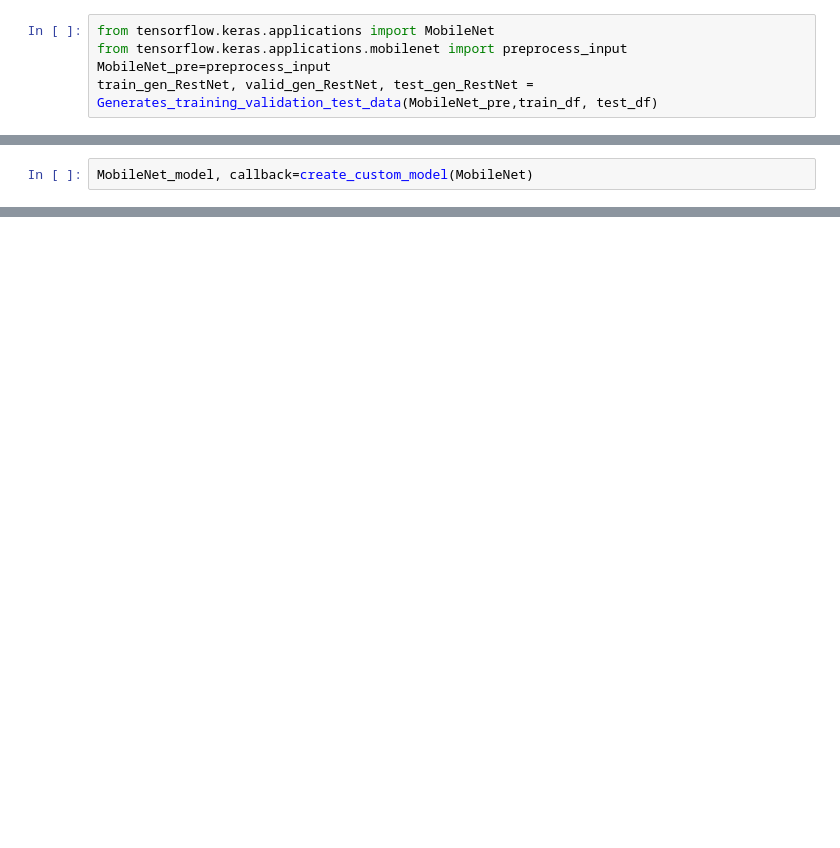
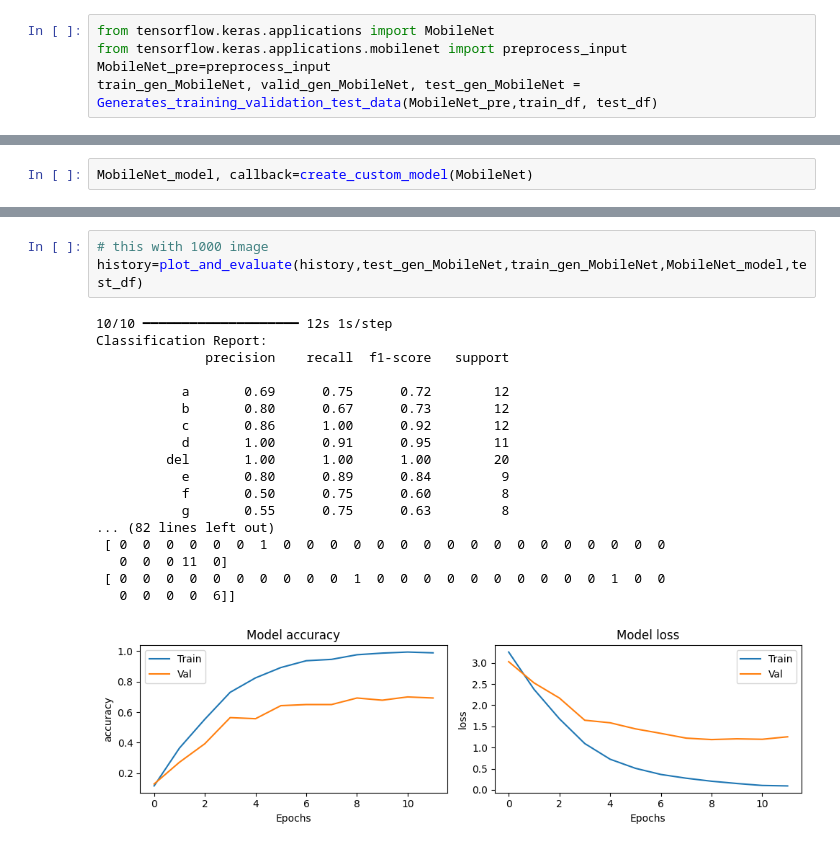
Before and after one commit to Mousa-mahmood-hilal/American_Sign_Language-, a Jupyter notebook: American_Sign_Language.ipynb, the cells around one changed output, grey strips where cells are left out. Cells and saved outputs as stored; diff of their text form; blank space fills up the shorter version.

```diff
--- a/American_Sign_Language.ipynb
+++ b/American_Sign_Language.ipynb
@@ -598,4 +610,4 @@ train_gen_RestNet, valid_gen_RestNet, test_gen_RestNet = Generates_training_vali
 from tensorflow.keras.applications import MobileNet
 from tensorflow.keras.applications.mobilenet import preprocess_input
 MobileNet_pre=preprocess_input
-train_gen_RestNet, valid_gen_RestNet, test_gen_RestNet = Generates_training_validation_test_data(MobileNet_pre,train_df, test_df)
+train_gen_MobileNet, valid_gen_MobileNet, test_gen_MobileNet = Generates_training_validation_test_data(MobileNet_pre,train_df, test_df)
@@ -610,0 +630,22 @@ history_MobileNet = MobileNet_model.fit(
+# %%
+# this with 1000 image
+history=plot_and_evaluate(history,test_gen_MobileNet,train_gen_MobileNet,MobileNet_model,test_df)
+# %% [output]
+10/10 ━━━━━━━━━━━━━━━━━━━━ 12s 1s/step
+Classification Report:
+              precision    recall  f1-score   support
+
+           a       0.69      0.75      0.72        12
+           b       0.80      0.67      0.73        12
+           c       0.86      1.00      0.92        12
+           d       1.00      0.91      0.95        11
+         del       1.00      1.00      1.00        20
+           e       0.80      0.89      0.84         9
+           f       0.50      0.75      0.60         8
+           g       0.55      0.75      0.63         8
+... (82 lines left out)
+ [ 0  0  0  0  0  0  1  0  0  0  0  0  0  0  0  0  0  0  0  0  0  0  0  0
+   0  0  0 11  0]
+ [ 0  0  0  0  0  0  0  0  0  0  1  0  0  0  0  0  0  0  0  0  0  1  0  0
+   0  0  0  0  6]]
+[figure, added]
```
Also changed, not shown: parts of 23 cells of this notebook.
